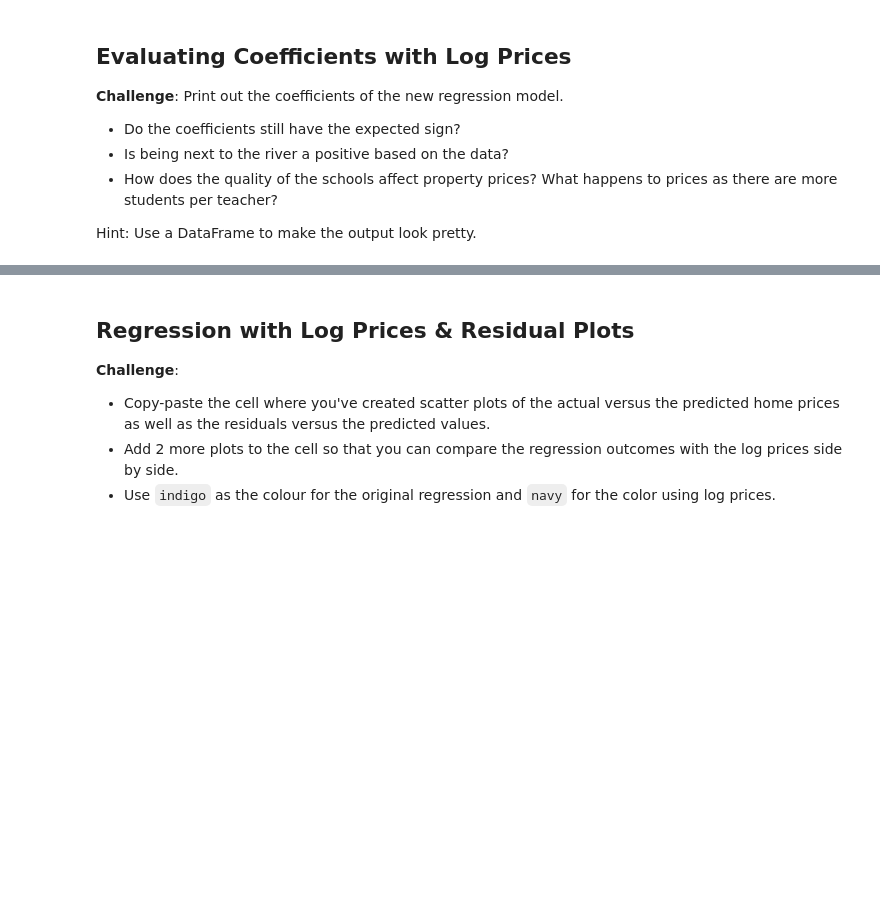
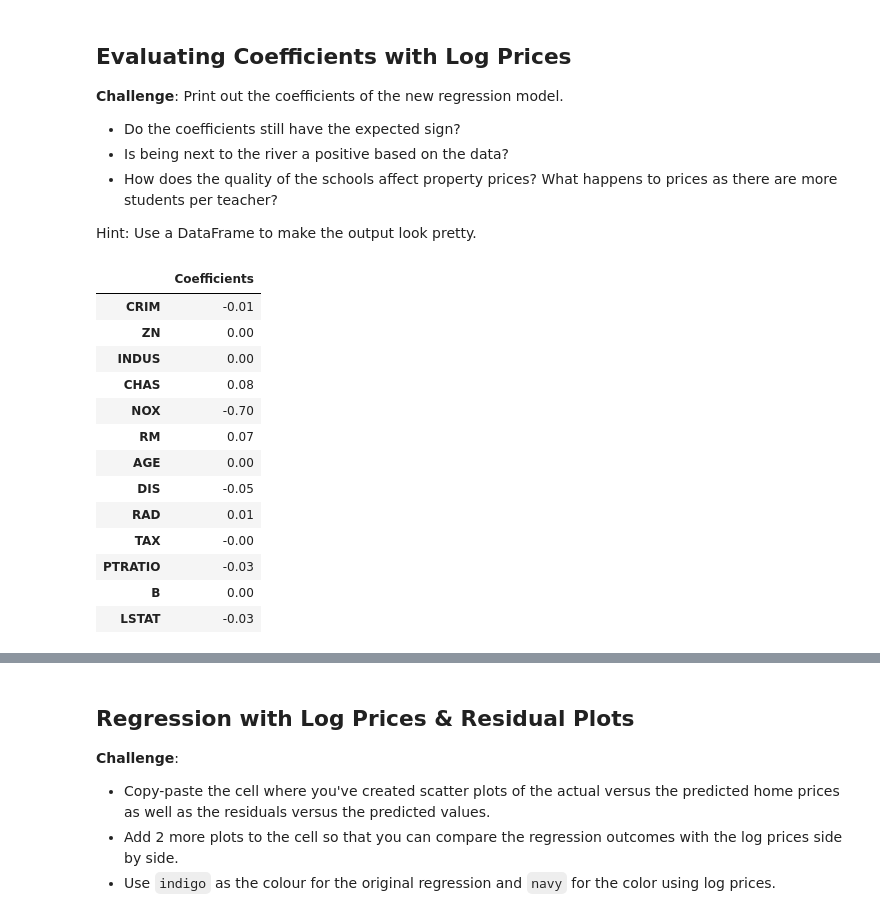
Before and after one commit to DarkDk123/House-valuation-model, a Jupyter notebook: Multivariable_Regression_and_Valuation_Model_(start).ipynb, the cells around one changed output, grey strips where cells are left out. Drawn from its saved outputs; the diff is of its cells as text; code cells hidden in the pictures; blank space fills up the shorter version.

Commit message:
Evaluating Coefficients with Log Prices.

```diff
--- a/Multivariable_Regression_and_Valuation_Model_(start).ipynb
+++ b/Multivariable_Regression_and_Valuation_Model_(start).ipynb
@@ -872,3 +872,25 @@ R-Squared of New Model's Training data: 0.79
 * How does the quality of the schools affect property prices? What happens to prices as there are more students per teacher?
 
 Hint: Use a DataFrame to make the output look pretty.
+# %%
+# Printing the coefficients of new regression model
+new_reg_coef = pd.DataFrame(
+    new_reg_model.coef_,
+    index=f_train.columns, columns=['Coefficients']
+)
+new_reg_coef
+# %% [output]
+|  | Coefficients |
+| CRIM | -0.01 |
+| ZN | 0.00 |
+| INDUS | 0.00 |
+| CHAS | 0.08 |
+| NOX | -0.70 |
+| RM | 0.07 |
+| AGE | 0.00 |
+| DIS | -0.05 |
+| RAD | 0.01 |
+| TAX | -0.00 |
+| PTRATIO | -0.03 |
+| B | 0.00 |
+| LSTAT | -0.03 |
```
Also changed, not shown: parts of 1 cell of this notebook.
